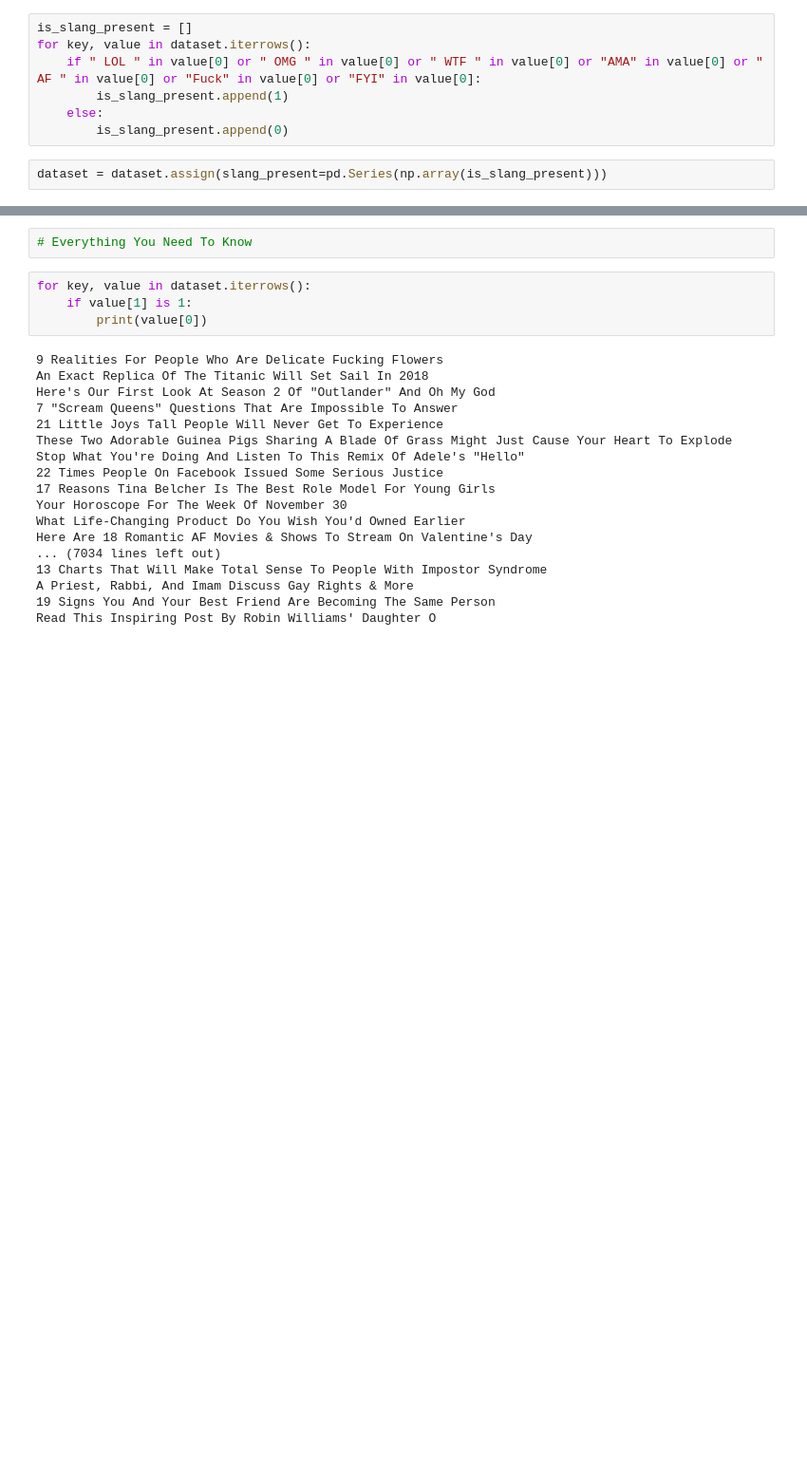
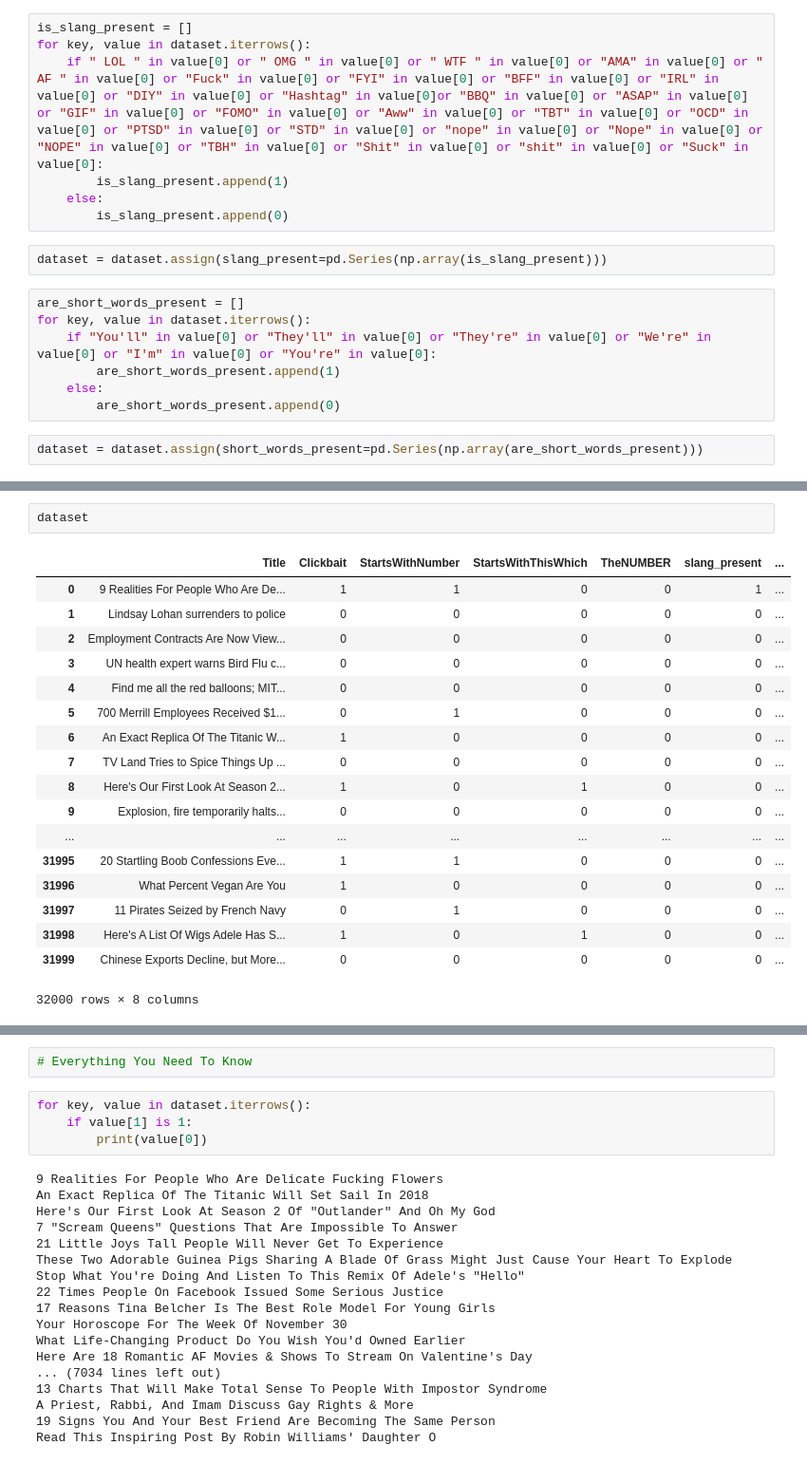
Before and after one commit to varadchoudhari/clickbait-detection, a Jupyter notebook: Prepare Vectors.ipynb, the cells around one changed output, grey strips where cells are left out. Shown at 95% size. Drawn from its saved outputs; the diff is of its cells as text; blank space fills up the shorter version.

```diff
--- a/Prepare Vectors.ipynb
+++ b/Prepare Vectors.ipynb
@@ -37,9 +37,18 @@ dataset = dataset.assign(TheNUMBER=pd.Series(np.array(the_and_number)))
 # %%
 is_slang_present = []
 for key, value in dataset.iterrows():
-    if " LOL " in value[0] or " OMG " in value[0] or " WTF " in value[0] or "AMA" in value[0] or " AF " in value[0] or "Fuck" in value[0] or "FYI" in value[0]:
+    if " LOL " in value[0] or " OMG " in value[0] or " WTF " in value[0] or "AMA" in value[0] or " AF " in value[0] or "Fuck" in value[0] or "FYI" in value[0] or "BFF" in value[0] or "IRL" in value[0] or "DIY" in value[0] or "Hashtag" in value[0]or "BBQ" in value[0] or "ASAP" in value[0] or "GIF" in value[0] or "FOMO" in value[0] or "Aww" in value[0] or "TBT" in value[0] or "OCD" in value[0] or "PTSD" in value[0] or "STD" in value[0] or "nope" in value[0] or "Nope" in value[0] or "NOPE" in value[0] or "TBH" in value[0] or "Shit" in value[0] or "shit" in value[0] or "Suck" in value[0]:
         is_slang_present.append(1)
     else:
         is_slang_present.append(0)
 # %%
 dataset = dataset.assign(slang_present=pd.Series(np.array(is_slang_present)))
+# %%
+are_short_words_present = []
+for key, value in dataset.iterrows():
+    if "You'll" in value[0] or "They'll" in value[0] or "They're" in value[0] or "We're" in value[0] or "I'm" in value[0] or "You're" in value[0]:
+        are_short_words_present.append(1)
+    else:
+        are_short_words_present.append(0)
+# %%
+dataset = dataset.assign(short_words_present=pd.Series(np.array(are_short_words_present)))
@@ -45,0 +62,21 @@ dataset = dataset.assign(slang_present=pd.Series(np.array(is_slang_present)))
+# %%
+dataset
+# %% [output]
+|  | Title | Clickbait | StartsWithNumber | StartsWithThisWhich | TheNUMBER | slang_present | ... |
+| 0 | 9 Realities For People Who Are De... | 1 | 1 | 0 | 0 | 1 | ... |
+| 1 | Lindsay Lohan surrenders to police | 0 | 0 | 0 | 0 | 0 | ... |
+| 2 | Employment Contracts Are Now View... | 0 | 0 | 0 | 0 | 0 | ... |
+| 3 | UN health expert warns Bird Flu c... | 0 | 0 | 0 | 0 | 0 | ... |
+| 4 | Find me all the red balloons; MIT... | 0 | 0 | 0 | 0 | 0 | ... |
+| 5 | 700 Merrill Employees Received $1... | 0 | 1 | 0 | 0 | 0 | ... |
+| 6 | An Exact Replica Of The Titanic W... | 1 | 0 | 0 | 0 | 0 | ... |
+| 7 | TV Land Tries to Spice Things Up ... | 0 | 0 | 0 | 0 | 0 | ... |
+| 8 | Here's Our First Look At Season 2... | 1 | 0 | 1 | 0 | 0 | ... |
+| 9 | Explosion, fire temporarily halts... | 0 | 0 | 0 | 0 | 0 | ... |
+| ... | ... | ... | ... | ... | ... | ... | ... |
+| 31995 | 20 Startling Boob Confessions Eve... | 1 | 1 | 0 | 0 | 0 | ... |
+| 31996 | What Percent Vegan Are You | 1 | 0 | 0 | 0 | 0 | ... |
+| 31997 | 11 Pirates Seized by French Navy | 0 | 1 | 0 | 0 | 0 | ... |
+| 31998 | Here's A List Of Wigs Adele Has S... | 1 | 0 | 1 | 0 | 0 | ... |
+| 31999 | Chinese Exports Decline, but More... | 0 | 0 | 0 | 0 | 0 | ... |
+32000 rows × 8 columns
```
Also changed, not shown: parts of 5 cells of this notebook.
